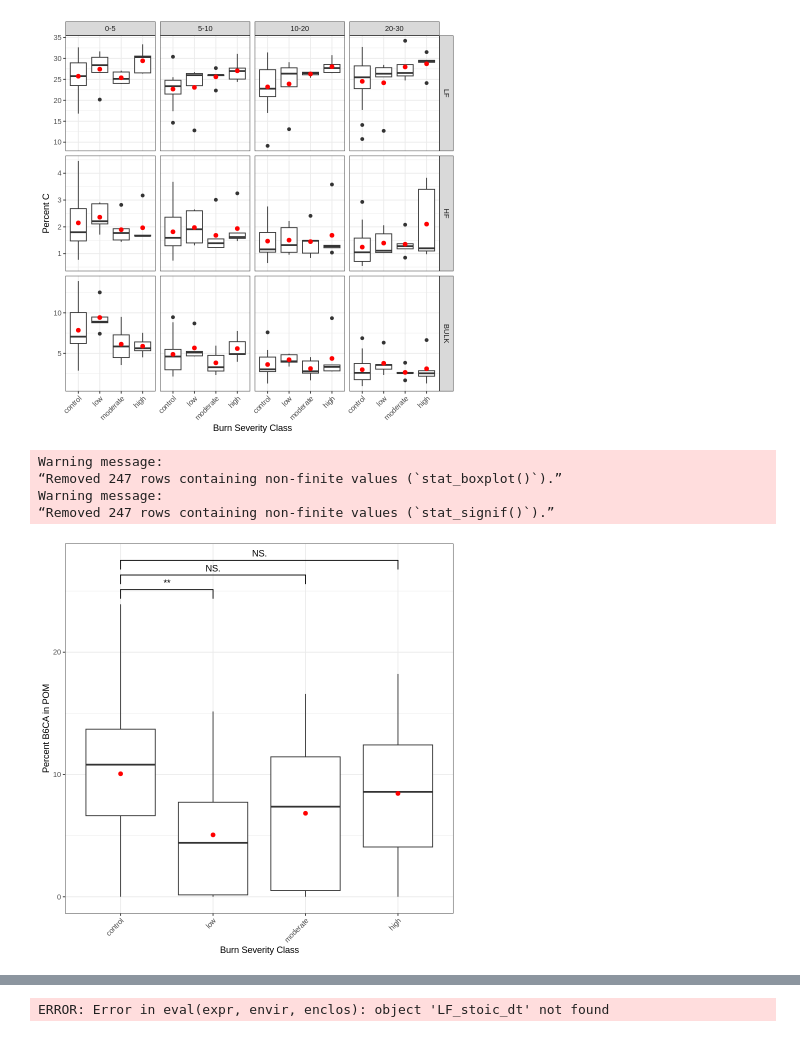
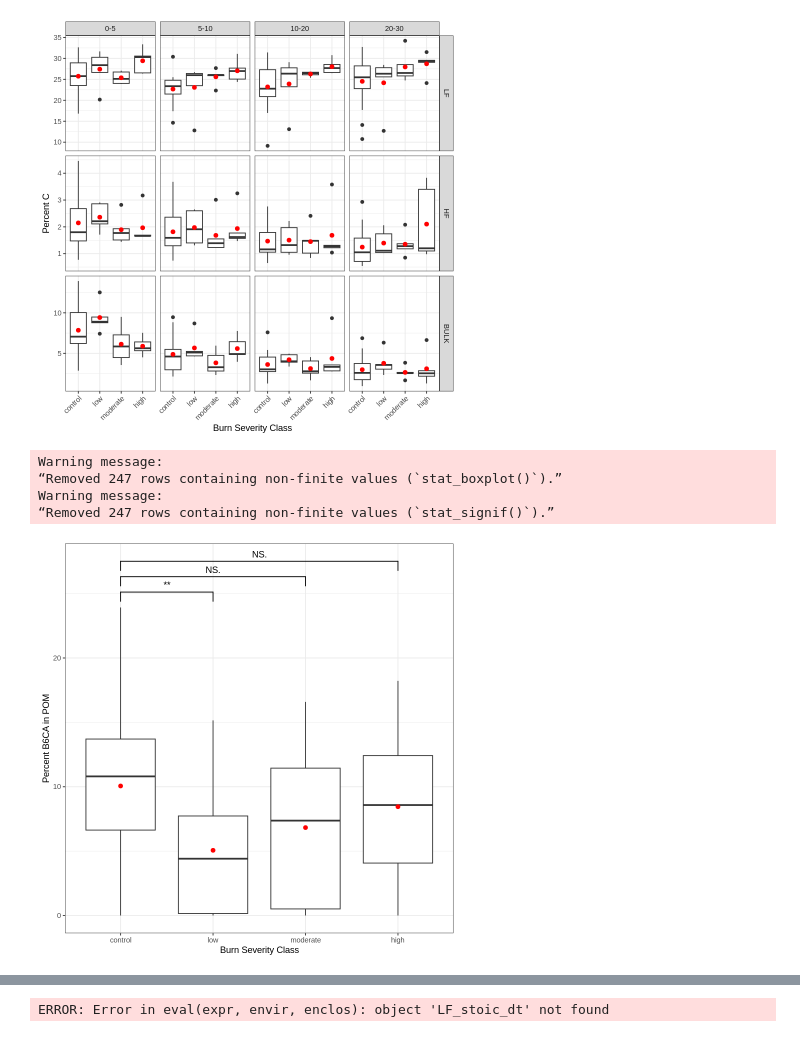
Before and after one commit to hayleypc/BPCA_HFF, a Jupyter notebook: BPCA_analysis_plotting.ipynb, the cells around one changed output, grey strips where cells are left out. Drawn from its saved outputs; the diff is of its cells as text; code cells hidden in the pictures.

```diff
--- a/BPCA_analysis_plotting.ipynb
+++ b/BPCA_analysis_plotting.ipynb
@@ -475,21 +497,20 @@ ggplot( aes(x = BURN_SEVERITY, y = C_PERC)) +
 # %%
 means_data <- analysis_full_bpca_exp_dt[ ,
                           .(CONC_MEAN = mean(CONC_MEAN, na.rm = TRUE)*100),
                           by = .(BURN_SEVERITY)]
 
 analysis_full_bpca_exp_dt %>%
 ggplot( aes(x = BURN_SEVERITY, y = CONC_MEAN*100)) +
     geom_boxplot( ) +
     geom_point(data = means_data, aes(y = CONC_MEAN), color = "red", size = 2) +
     ylab('Percent B6CA in POM') +
     geom_signif(aes(),comparisons = list(c(1,2),c(1,3),c(1,4)),
             map_signif_level=TRUE,step_increase=.05) +
     theme_bw()+
-    xlab('Burn Severity Class') +
-        theme(axis.text.x = element_text(angle = 45, hjust=1))
+    xlab('Burn Severity Class')
 # %% [output]
 Warning message:
 “Removed 247 rows containing non-finite values (`stat_boxplot()`).”
 Warning message:
 “Removed 247 rows containing non-finite values (`stat_signif()`).”
-[figure, old version]
+[figure, new version]
```
Also changed, not shown: parts of 16 cells of this notebook.
